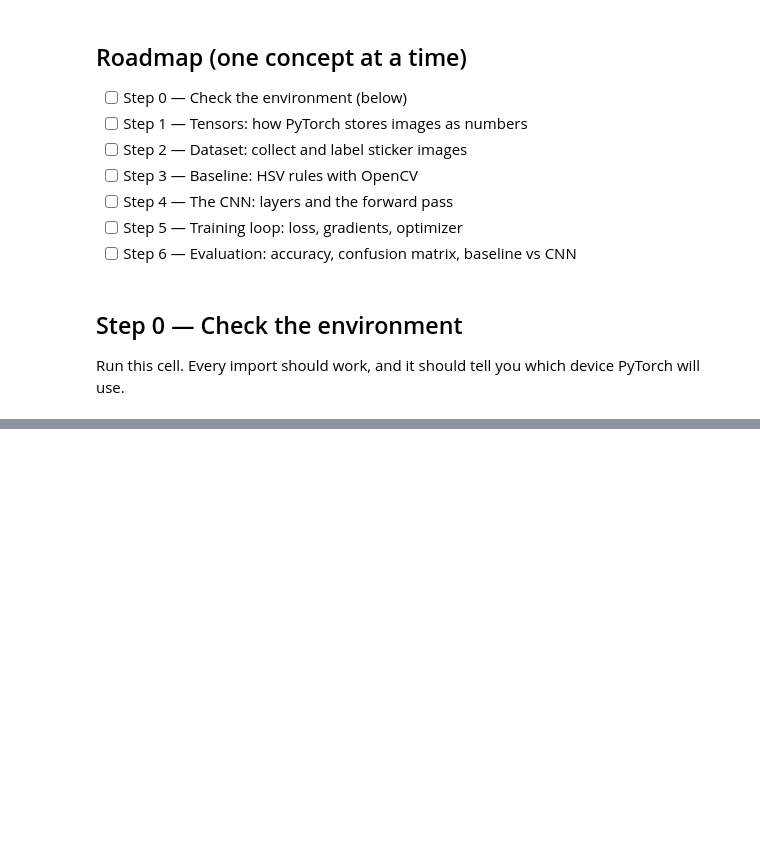
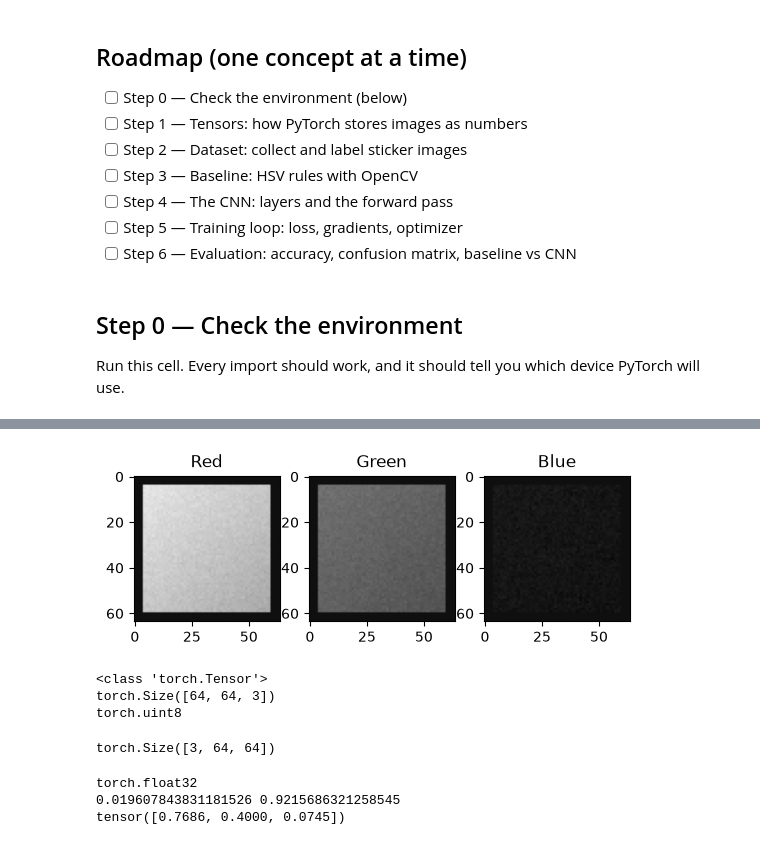
Before and after one commit to AmanShrestha-01/CubeByAman, a Jupyter notebook: ml/color_classifier.ipynb, the cells around one changed output, grey strips where cells are left out. Saved outputs shown, nothing was run; the diff lists cells and outputs as text; code cells hidden in the pictures; blank space fills up the shorter version.

```diff
--- a/ml/color_classifier.ipynb
+++ b/ml/color_classifier.ipynb
@@ -39,0 +71,36 @@ print("Device      ", device)
+# %%
+fig, axes = plt.subplots(1, 3)
+names = ["Red", "Green", "Blue"]
+
+for i in range(3):
+    axes[i].imshow(img[:, :, i], cmap="gray", vmin=0, vmax=255)
+    axes[i].set_title(names[i])
+
+plt.show()
+# %% [output]
+[figure, added]
+# %%
+x = torch.from_numpy(img)
+
+print(type(x))
+print(x.shape)
+print(x.dtype)
+# %% [output]
+<class 'torch.Tensor'>
+torch.Size([64, 64, 3])
+torch.uint8
+# %%
+x = x.permute(2, 0, 1)
+print(x.shape)
+# %% [output]
+torch.Size([3, 64, 64])
+# %%
+x = x.float() / 255
+
+print(x.dtype)
+print(x.min().item(), x.max().item())
+print(x[:, 32, 32])
+# %% [output]
+torch.float32
+0.019607843831181526 0.9215686321258545
+tensor([0.7686, 0.4000, 0.0745])
```
Also changed, not shown: parts of 5 cells of this notebook.
